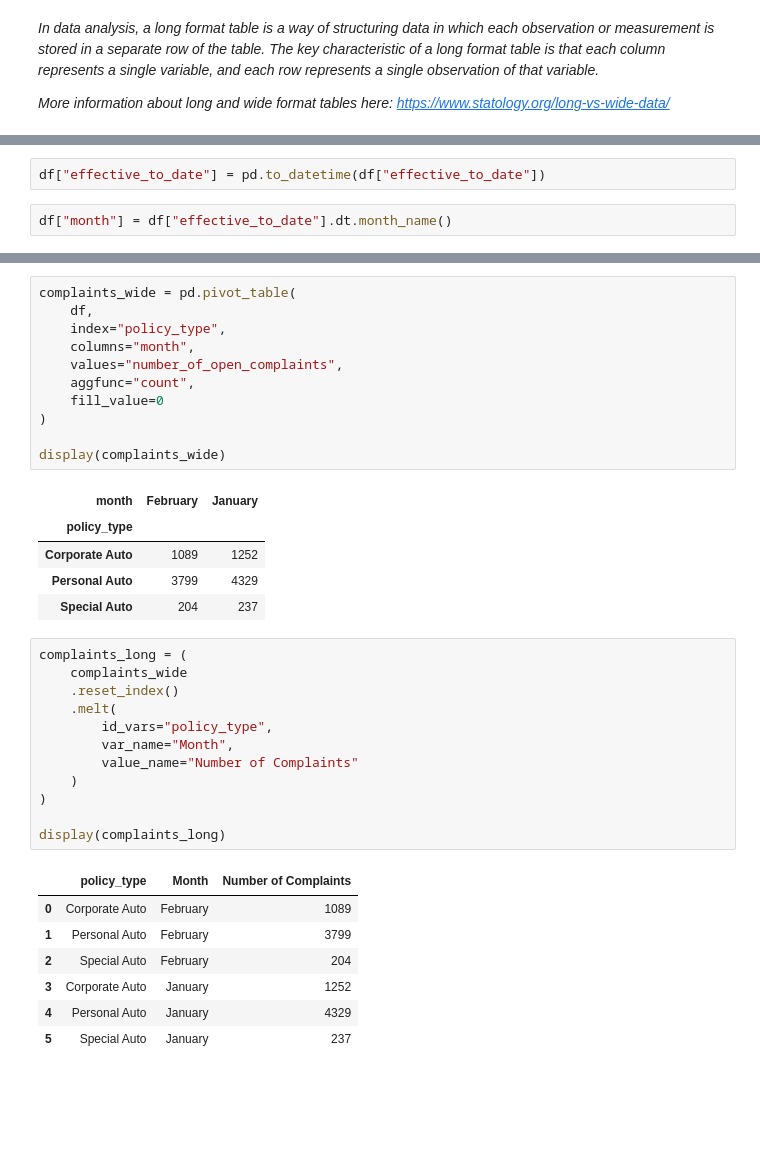
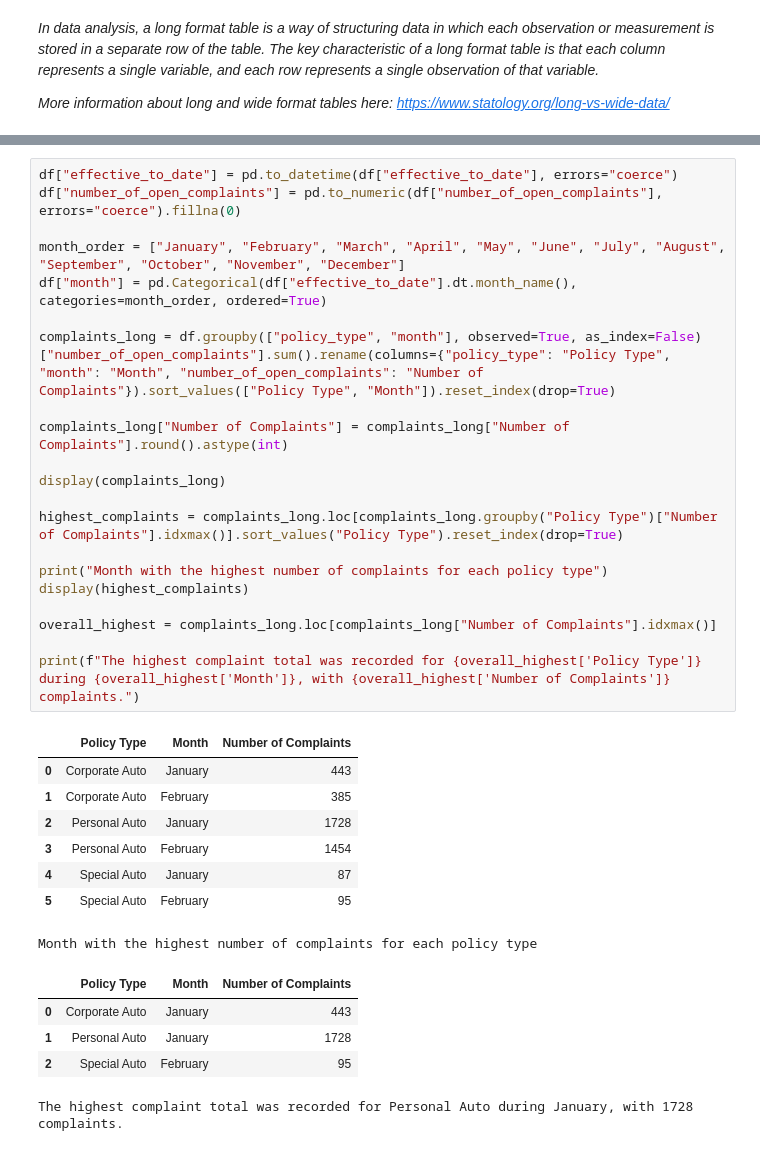
Before and after one commit to jannoelvero/lab-dw-data-structuring-and-combining, a Jupyter notebook: lab-dw-data-structuring-and-combining.ipynb, the cells around one changed output, grey strips where cells are left out. Cells and saved outputs as stored; diff of their text form; blank space fills up the shorter version.

```diff
--- a/lab-dw-data-structuring-and-combining.ipynb
+++ b/lab-dw-data-structuring-and-combining.ipynb
@@ -305,4 +242,0 @@ df = pd.read_csv(url)
-# %%
-df["effective_to_date"] = pd.to_datetime(df["effective_to_date"])
-# %%
-df["month"] = df["effective_to_date"].dt.month_name()
@@ -339,37 +243,35 @@ display(complaints_summary)
-# %%
-complaints_wide = pd.pivot_table(
-    df,
-    index="policy_type",
-    columns="month",
-    values="number_of_open_complaints",
-    aggfunc="count",
-    fill_value=0
-)
-
-display(complaints_wide)
-# %% [output]
-| month | February | January |
-| policy_type |  |  |
-| Corporate Auto | 1089 | 1252 |
-| Personal Auto | 3799 | 4329 |
-| Special Auto | 204 | 237 |
-# %%
-complaints_long = (
-    complaints_wide
-    .reset_index()
-    .melt(
-        id_vars="policy_type",
-        var_name="Month",
-        value_name="Number of Complaints"
-    )
-)
-
-display(complaints_long)
-# %% [output]
-|  | policy_type | Month | Number of Complaints |
-| 0 | Corporate Auto | February | 1089 |
-| 1 | Personal Auto | February | 3799 |
-| 2 | Special Auto | February | 204 |
-| 3 | Corporate Auto | January | 1252 |
-| 4 | Personal Auto | January | 4329 |
-| 5 | Special Auto | January | 237 |
+# %%
+df["effective_to_date"] = pd.to_datetime(df["effective_to_date"], errors="coerce")
+df["number_of_open_complaints"] = pd.to_numeric(df["number_of_open_complaints"], errors="coerce").fillna(0)
+
+month_order = ["January", "February", "March", "April", "May", "June", "July", "August", "September", "October", "November", "December"]
+df["month"] = pd.Categorical(df["effective_to_date"].dt.month_name(), categories=month_order, ordered=True)
+
+complaints_long = df.groupby(["policy_type", "month"], observed=True, as_index=False)["number_of_open_complaints"].sum().rename(columns={"policy_type": "Policy Type", "month": "Month", "number_of_open_complaints": "Number of Complaints"}).sort_values(["Policy Type", "Month"]).reset_index(drop=True)
+
+complaints_long["Number of Complaints"] = complaints_long["Number of Complaints"].round().astype(int)
+
+display(complaints_long)
+
+highest_complaints = complaints_long.loc[complaints_long.groupby("Policy Type")["Number of Complaints"].idxmax()].sort_values("Policy Type").reset_index(drop=True)
+
+print("Month with the highest number of complaints for each policy type")
+display(highest_complaints)
+
+overall_highest = complaints_long.loc[complaints_long["Number of Complaints"].idxmax()]
+
+print(f"The highest complaint total was recorded for {overall_highest['Policy Type']} during {overall_highest['Month']}, with {overall_highest['Number of Complaints']} complaints.")
+# %% [output]
+|  | Policy Type | Month | Number of Complaints |
+| 0 | Corporate Auto | January | 443 |
+| 1 | Corporate Auto | February | 385 |
+| 2 | Personal Auto | January | 1728 |
+| 3 | Personal Auto | February | 1454 |
+| 4 | Special Auto | January | 87 |
+| 5 | Special Auto | February | 95 |
+Month with the highest number of complaints for each policy type
+|  | Policy Type | Month | Number of Complaints |
+| 0 | Corporate Auto | January | 443 |
+| 1 | Personal Auto | January | 1728 |
+| 2 | Special Auto | February | 95 |
+The highest complaint total was recorded for Personal Auto during January, with 1728 complaints.
```
Also changed, not shown: parts of 12 cells of this notebook.
